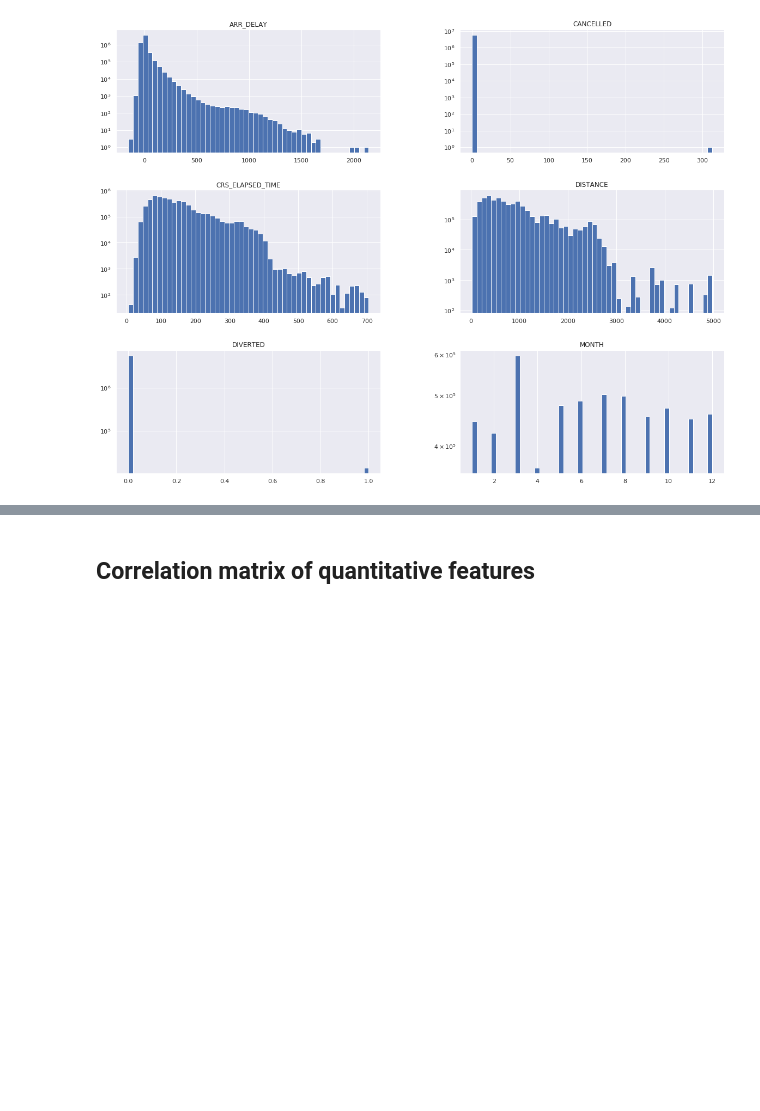
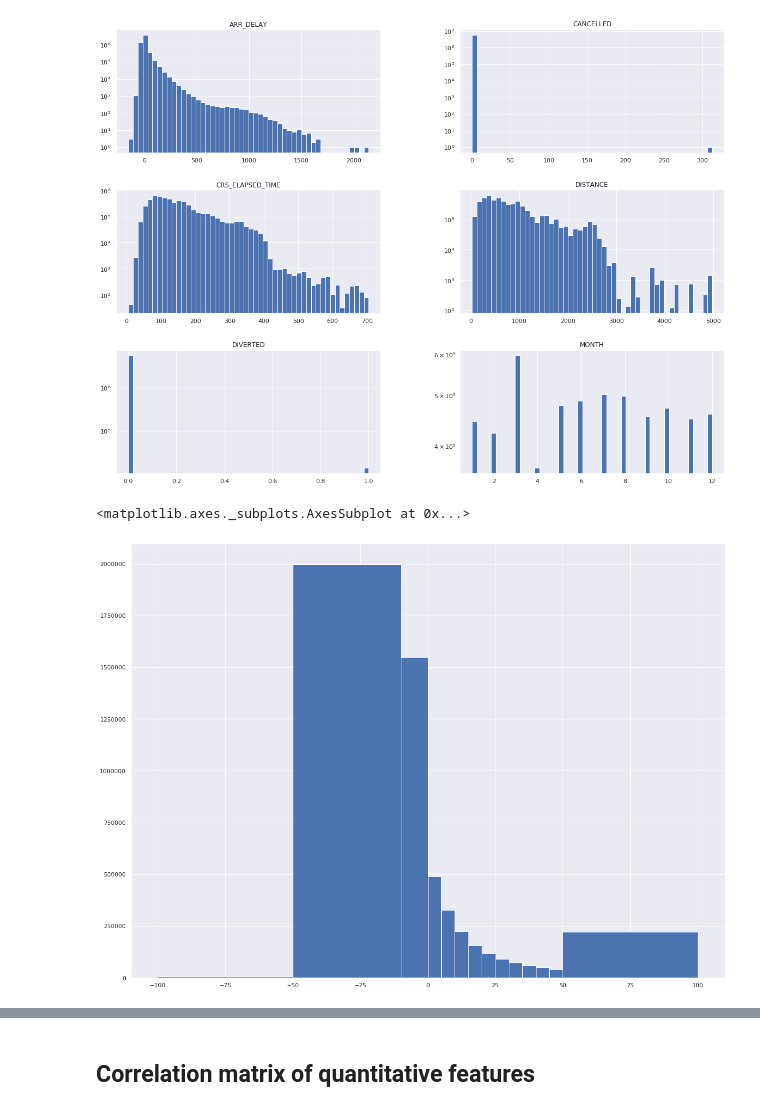
Before and after one commit to Severac/openclassrooms, a Jupyter notebook: PJ4/PJ4_dataexplore.ipynb, the cells around one changed output, grey strips where cells are left out. Cells and saved outputs as stored; diff of their text form; code cells hidden in the pictures; blank space fills up the shorter version.

```diff
--- a/PJ4/PJ4_dataexplore.ipynb
+++ b/PJ4/PJ4_dataexplore.ipynb
@@ -945,3 +950,5 @@ Length: 1440, dtype: int64
+# %%
+df.drop(index=df[df['LATE_AIRCRAFT_DELAY'] == 1].index, axis=0, inplace=True)
 # %% [markdown]
 ### Cleaning outliers on qualitative features
 # %% [markdown]
@@ -990,3 +999,9 @@ df.drop(index=df[df['DEST'].isin(['MHK', 'SPN', '1800-1859'])].index, axis=0, in
+# %%
+df.drop(index=df[ (df['CANCELLED'] == 1) | (df['DIVERTED'] == 1)].index, axis=0, inplace=True)
+# %%
+df.drop(labels=['CANCELLED', 'DIVERTED'], axis=1, inplace=True)
+# %%
+df.reset_index(drop=True, inplace=True)
 # %% [markdown]
 ### Display quantitative features distributions
 # %%
@@ -1000,3 +1015,8 @@ array([[<matplotlib.axes._subplots.AxesSubplot object at 0x...>,
         <matplotlib.axes._subplots.AxesSubplot object at 0x...>]],
       dtype=object)
 [figure]
+# %%
+df['ARR_DELAY'].hist(bins=[-100, -50, -10, 0, 5, 10, 15, 20, 25, 30, 35, 40, 45, 50, +100], figsize=(20,15))
+# %% [output]
+<matplotlib.axes._subplots.AxesSubplot at 0x...>
+[figure, added]
```
Also changed, not shown: parts of 7 cells of this notebook, 2 other files.
